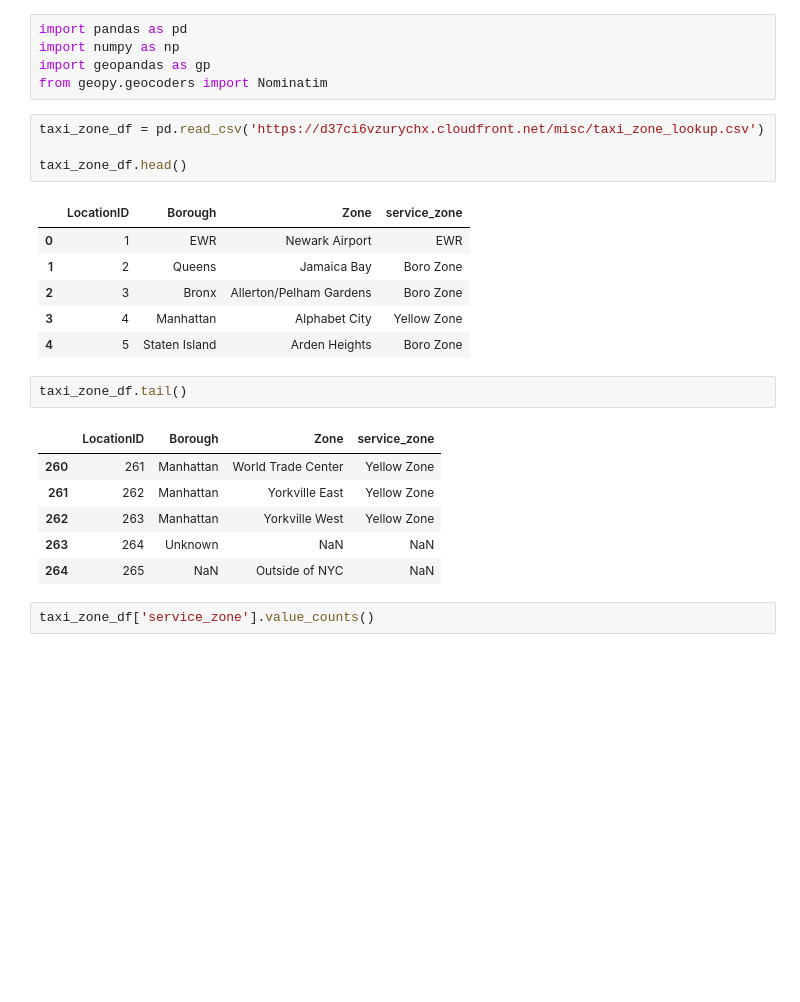
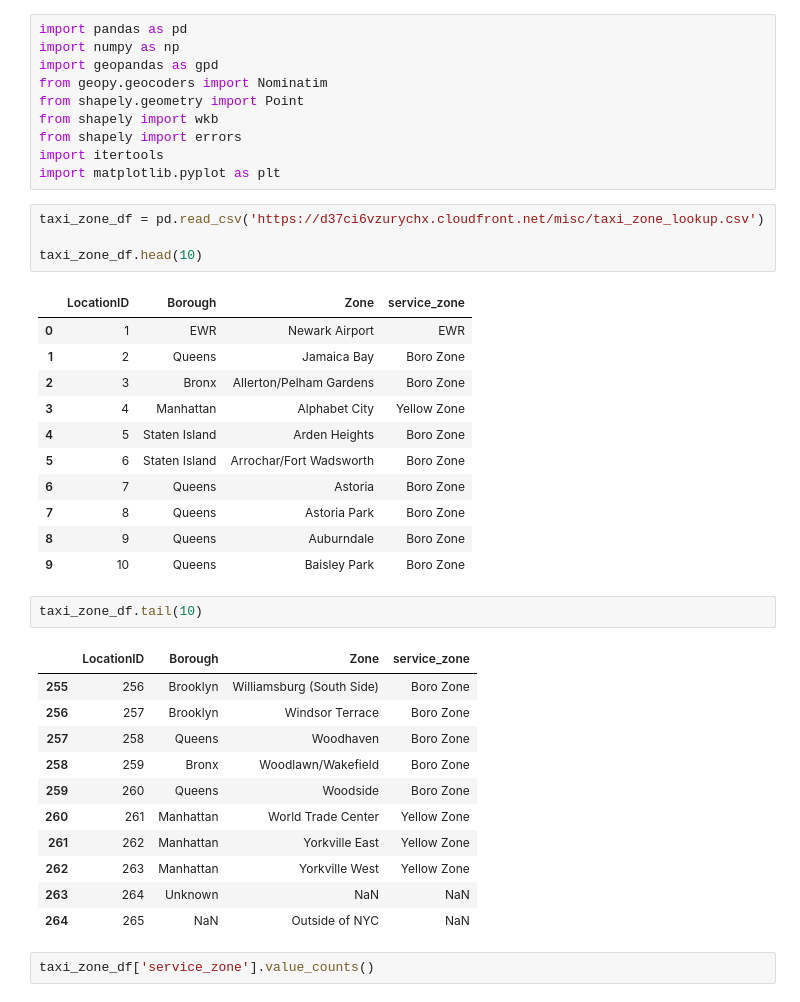
Before and after one commit to Krinnik/ny_ride_fair_optimization, a Jupyter notebook: nik_folder/niks_workspace.ipynb, the cells around one changed output. Cells and saved outputs as stored; diff of their text form; blank space fills up the shorter version.

Commit message:
imputation fixes and geopanda work

```diff
--- a/nik_folder/niks_workspace.ipynb
+++ b/nik_folder/niks_workspace.ipynb
@@ -1,23 +1,38 @@
 # %%
 import pandas as pd
 import numpy as np
-import geopandas as gp
+import geopandas as gpd
 from geopy.geocoders import Nominatim
+from shapely.geometry import Point
+from shapely import wkb
+from shapely import errors
+import itertools
+import matplotlib.pyplot as plt
 # %%
 taxi_zone_df = pd.read_csv('https://d37ci6vzurychx.cloudfront.net/misc/taxi_zone_lookup.csv')
 
-taxi_zone_df.head()
+taxi_zone_df.head(10)
 # %% [output]
 |  | LocationID | Borough | Zone | service_zone |
 | 0 | 1 | EWR | Newark Airport | EWR |
 | 1 | 2 | Queens | Jamaica Bay | Boro Zone |
 | 2 | 3 | Bronx | Allerton/Pelham Gardens | Boro Zone |
 | 3 | 4 | Manhattan | Alphabet City | Yellow Zone |
 | 4 | 5 | Staten Island | Arden Heights | Boro Zone |
+| 5 | 6 | Staten Island | Arrochar/Fort Wadsworth | Boro Zone |
+| 6 | 7 | Queens | Astoria | Boro Zone |
+| 7 | 8 | Queens | Astoria Park | Boro Zone |
+| 8 | 9 | Queens | Auburndale | Boro Zone |
+| 9 | 10 | Queens | Baisley Park | Boro Zone |
 # %%
-taxi_zone_df.tail()
+taxi_zone_df.tail(10)
 # %% [output]
 |  | LocationID | Borough | Zone | service_zone |
+| 255 | 256 | Brooklyn | Williamsburg (South Side) | Boro Zone |
+| 256 | 257 | Brooklyn | Windsor Terrace | Boro Zone |
+| 257 | 258 | Queens | Woodhaven | Boro Zone |
+| 258 | 259 | Bronx | Woodlawn/Wakefield | Boro Zone |
+| 259 | 260 | Queens | Woodside | Boro Zone |
 | 260 | 261 | Manhattan | World Trade Center | Yellow Zone |
 | 261 | 262 | Manhattan | Yorkville East | Yellow Zone |
 | 262 | 263 | Manhattan | Yorkville West | Yellow Zone |
```
Also changed, not shown: parts of 32 cells of this notebook, 1 other file.
